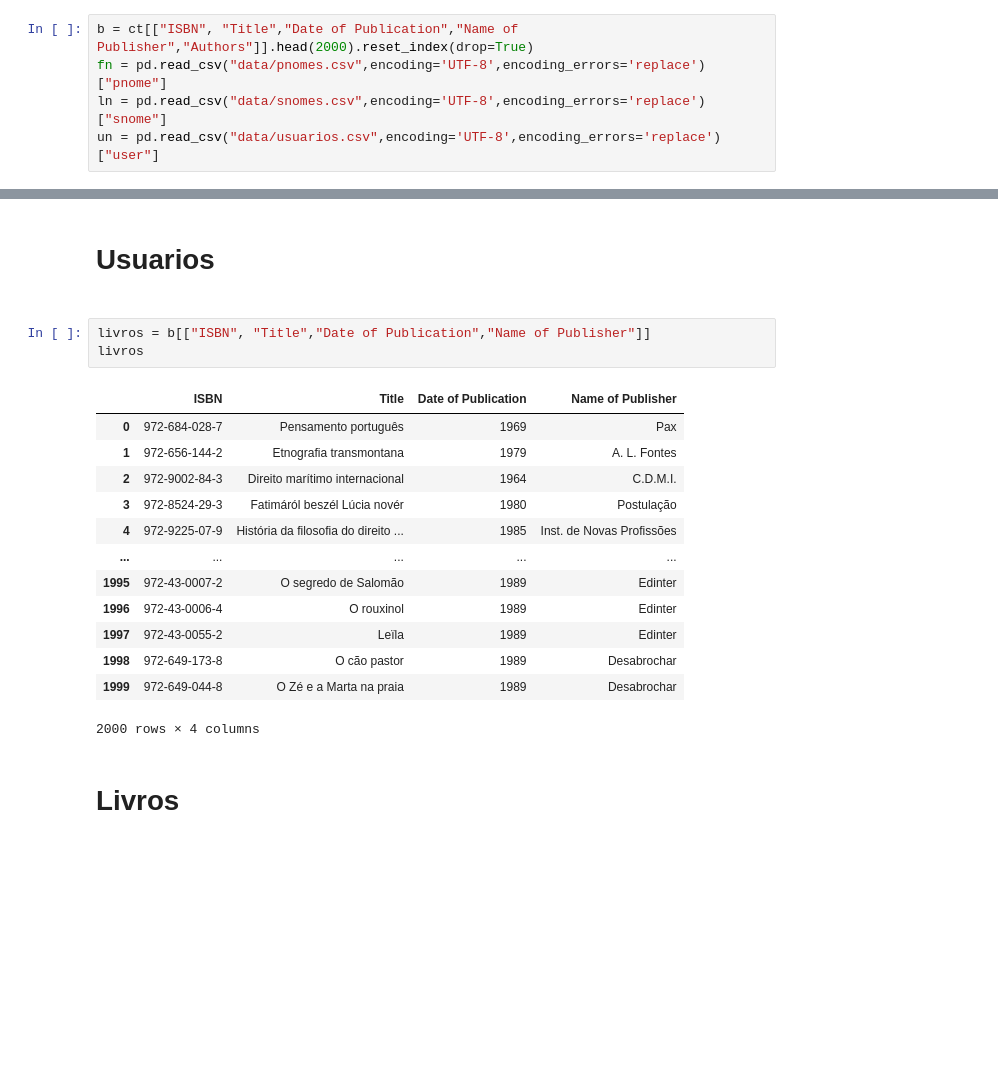
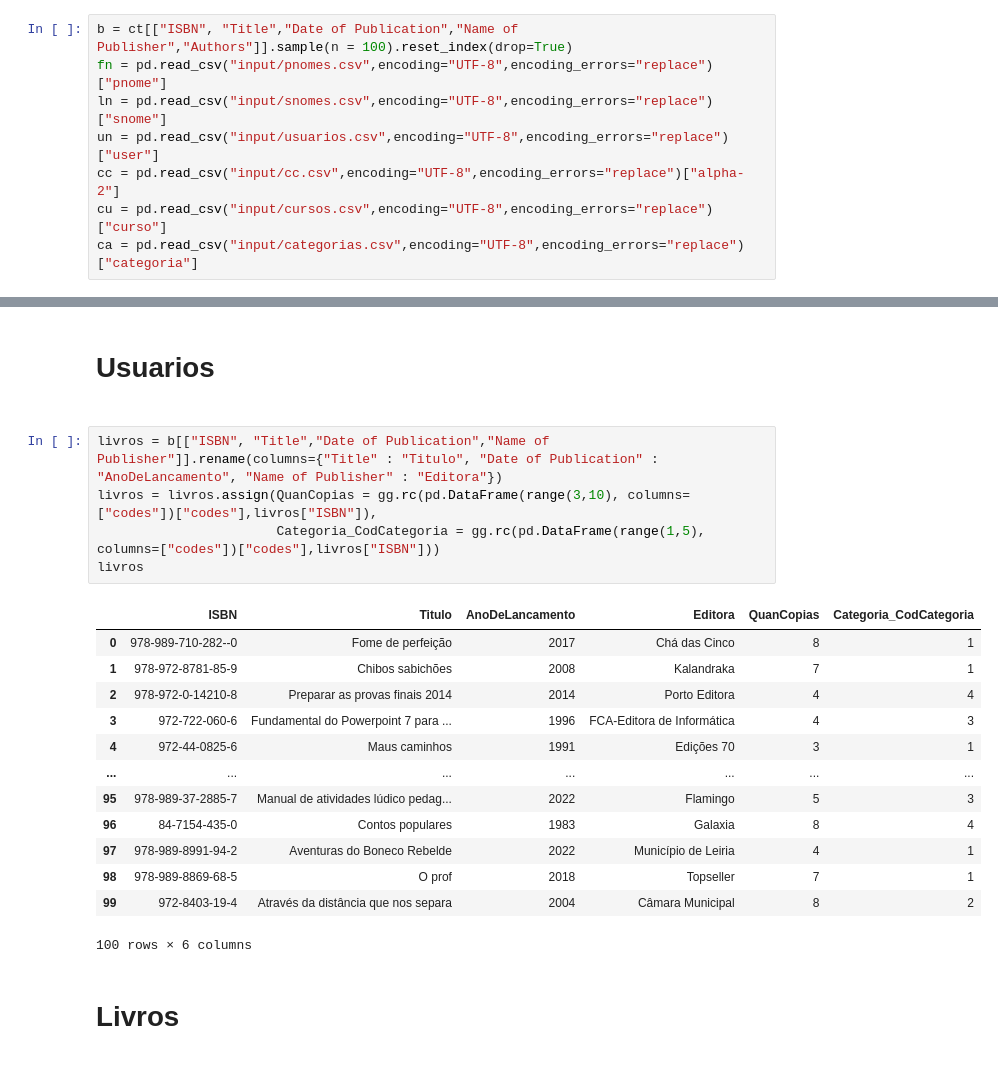
Before and after one commit to nitsuboy/TrabalhoBD-2023_1-Equipe-499142, a Jupyter notebook: gerador/tabelas.ipynb, the cells around one changed output, grey strips where cells are left out. Drawn from its saved outputs; the diff is of its cells as text; blank space fills up the shorter version.

```diff
--- a/gerador/tabelas.ipynb
+++ b/gerador/tabelas.ipynb
@@ -11,5 +11,8 @@ ct = ct.loc[ct['Material type'] == "Book"]
 # %%
-b = ct[["ISBN", "Title","Date of Publication","Name of Publisher","Authors"]].head(2000).reset_index(drop=True)
-fn = pd.read_csv("data/pnomes.csv",encoding='UTF-8',encoding_errors='replace')["pnome"]
-ln = pd.read_csv("data/snomes.csv",encoding='UTF-8',encoding_errors='replace')["snome"]
-un = pd.read_csv("data/usuarios.csv",encoding='UTF-8',encoding_errors='replace')["user"]
+b = ct[["ISBN", "Title","Date of Publication","Name of Publisher","Authors"]].sample(n = 100).reset_index(drop=True)
+fn = pd.read_csv("input/pnomes.csv",encoding="UTF-8",encoding_errors="replace")["pnome"]
+ln = pd.read_csv("input/snomes.csv",encoding="UTF-8",encoding_errors="replace")["snome"]
+un = pd.read_csv("input/usuarios.csv",encoding="UTF-8",encoding_errors="replace")["user"]
+cc = pd.read_csv("input/cc.csv",encoding="UTF-8",encoding_errors="replace")["alpha-2"]
+cu = pd.read_csv("input/cursos.csv",encoding="UTF-8",encoding_errors="replace")["curso"]
+ca = pd.read_csv("input/categorias.csv",encoding="UTF-8",encoding_errors="replace")["categoria"]
@@ -131,21 +151,23 @@ ut
 # %% [markdown]
 <h1>Usuarios<h1>
 # %%
-livros = b[["ISBN", "Title","Date of Publication","Name of Publisher"]]
+livros = b[["ISBN", "Title","Date of Publication","Name of Publisher"]].rename(columns={"Title" : "Titulo", "Date of Publication" : "AnoDeLancamento", "Name of Publisher" : "Editora"})
+livros = livros.assign(QuanCopias = gg.rc(pd.DataFrame(range(3,10), columns=["codes"])["codes"],livros["ISBN"]),
+                       Categoria_CodCategoria = gg.rc(pd.DataFrame(range(1,5), columns=["codes"])["codes"],livros["ISBN"]))
 livros
 # %% [output]
-|  | ISBN | Title | Date of Publication | Name of Publisher |
-| 0 | 972-684-028-7 | Pensamento português | 1969 | Pax |
-| 1 | 972-656-144-2 | Etnografia transmontana | 1979 | A. L. Fontes |
-| 2 | 972-9002-84-3 | Direito marítimo internacional | 1964 | C.D.M.I. |
-| 3 | 972-8524-29-3 | Fatimáról beszél Lúcia novér | 1980 | Postulação |
-| 4 | 972-9225-07-9 | História da filosofia do direito ... | 1985 | Inst. de Novas Profissões |
-| ... | ... | ... | ... | ... |
-| 1995 | 972-43-0007-2 | O segredo de Salomão | 1989 | Edinter |
-| 1996 | 972-43-0006-4 | O rouxinol | 1989 | Edinter |
-| 1997 | 972-43-0055-2 | Leïla | 1989 | Edinter |
-| 1998 | 972-649-173-8 | O cão pastor | 1989 | Desabrochar |
-| 1999 | 972-649-044-8 | O Zé e a Marta na praia | 1989 | Desabrochar |
+|  | ISBN | Titulo | AnoDeLancamento | Editora | QuanCopias | Categoria_CodCategoria |
+| 0 | 978-989-710-282--0 | Fome de perfeição | 2017 | Chá das Cinco | 8 | 1 |
+| 1 | 978-972-8781-85-9 | Chibos sabichões | 2008 | Kalandraka | 7 | 1 |
+| 2 | 978-972-0-14210-8 | Preparar as provas finais 2014 | 2014 | Porto Editora | 4 | 4 |
+| 3 | 972-722-060-6 | Fundamental do Powerpoint 7 para ... | 1996 | FCA-Editora de Informática | 4 | 3 |
+| 4 | 972-44-0825-6 | Maus caminhos | 1991 | Edições 70 | 3 | 1 |
+| ... | ... | ... | ... | ... | ... | ... |
+| 95 | 978-989-37-2885-7 | Manual de atividades lúdico pedag... | 2022 | Flamingo | 5 | 3 |
+| 96 | 84-7154-435-0 | Contos populares | 1983 | Galaxia | 8 | 4 |
+| 97 | 978-989-8991-94-2 | Aventuras do Boneco Rebelde | 2022 | Município de Leiria | 4 | 1 |
+| 98 | 978-989-8869-68-5 | O prof | 2018 | Topseller | 7 | 1 |
+| 99 | 972-8403-19-4 | Através da distância que nos separa | 2004 | Câmara Municipal | 8 | 2 |
-2000 rows × 4 columns
+100 rows × 6 columns
 # %% [markdown]
 <h1>Livros<h1>
```
Also changed, not shown: parts of 15 cells of this notebook, 10 other files.
